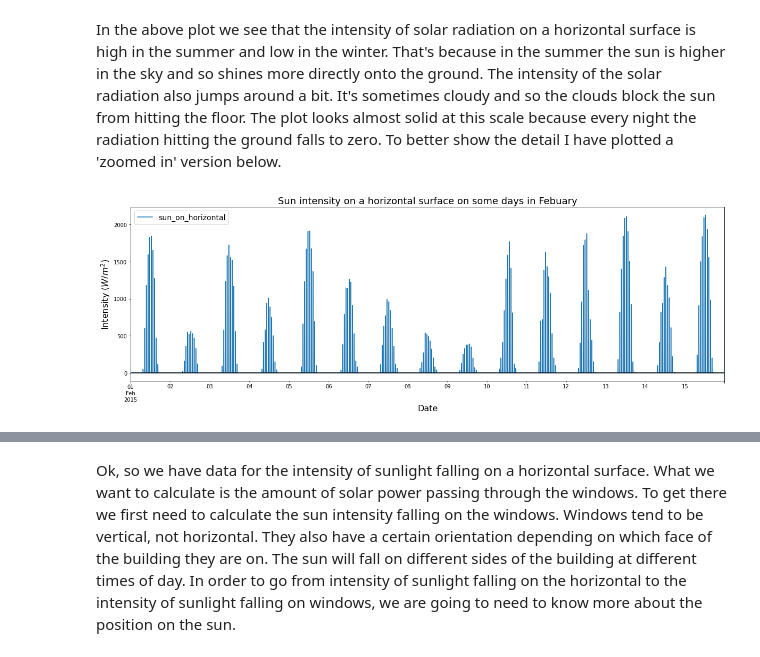
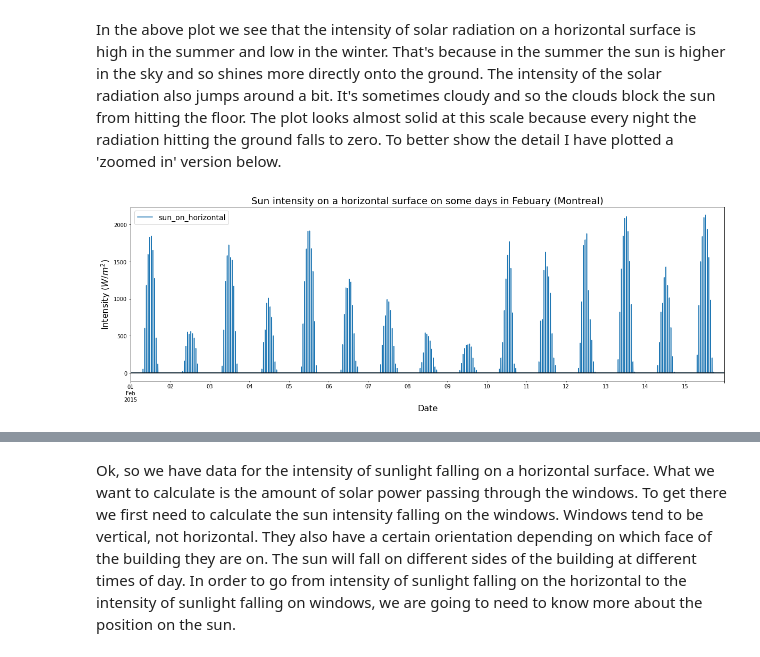
Before and after one commit to rtitmuss/solar_gains_article, a Jupyter notebook: Solar_gains_article.ipynb, the cells around one changed output, grey strips where cells are left out. Saved outputs shown, nothing was run; the diff lists cells and outputs as text; code cells hidden in the pictures.

```diff
--- a/Solar_gains_article.ipynb
+++ b/Solar_gains_article.ipynb
@@ -470,6 +475,6 @@ In the above plot we see that the intensity of solar radiation on a horizontal s
 # %%
 No_Min_Alt.solar_plot('intensities', ['sun_on_horizontal'],
                       start_date = '2015-02-01', end_date = '2015-02-15',
-                      title = 'Sun intensity on a horizontal surface on some days in Febuary')
+                      title = 'Sun intensity on a horizontal surface on some days in Febuary (Montreal)')
 # %% [output]
-[figure, old version]
+[figure, new version]
```
Also changed, not shown: parts of 13 cells of this notebook.
